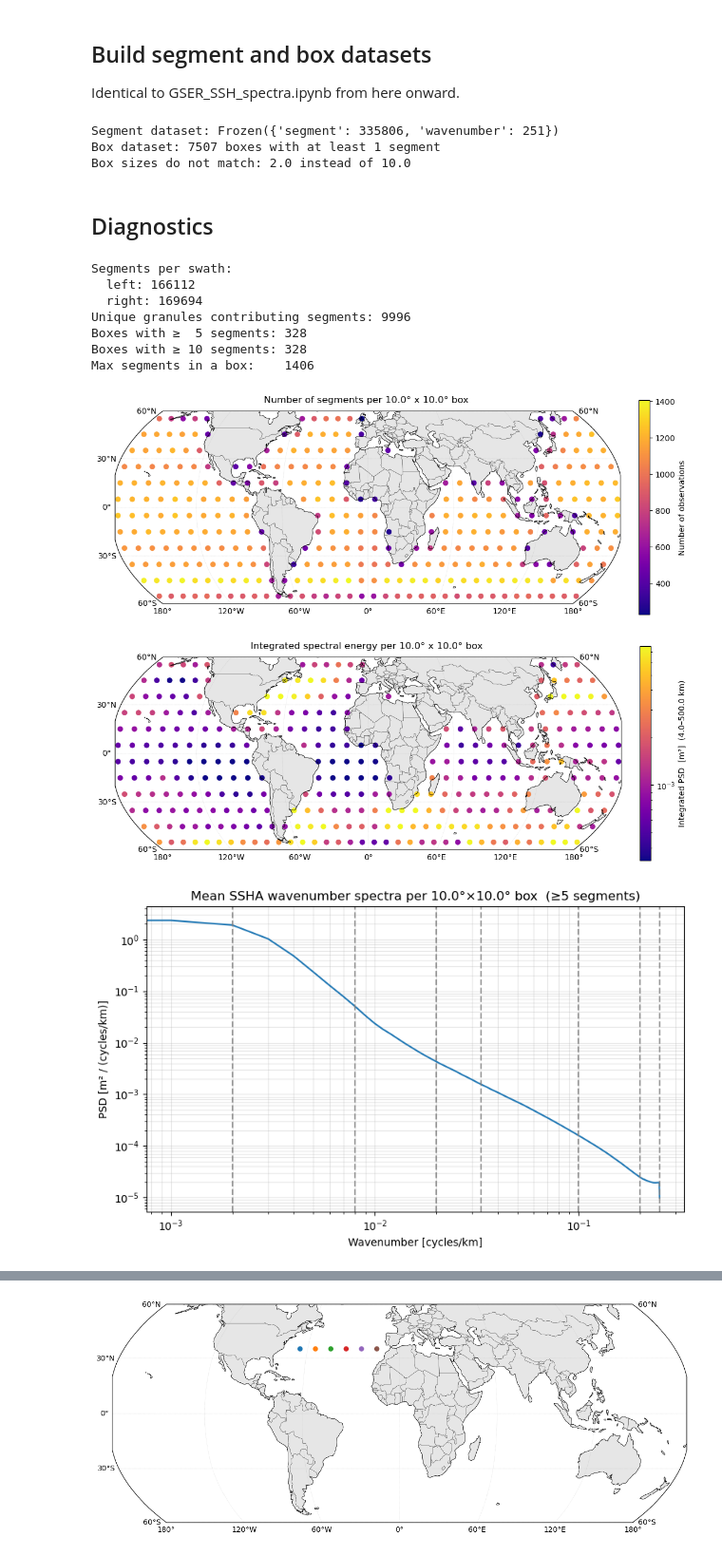
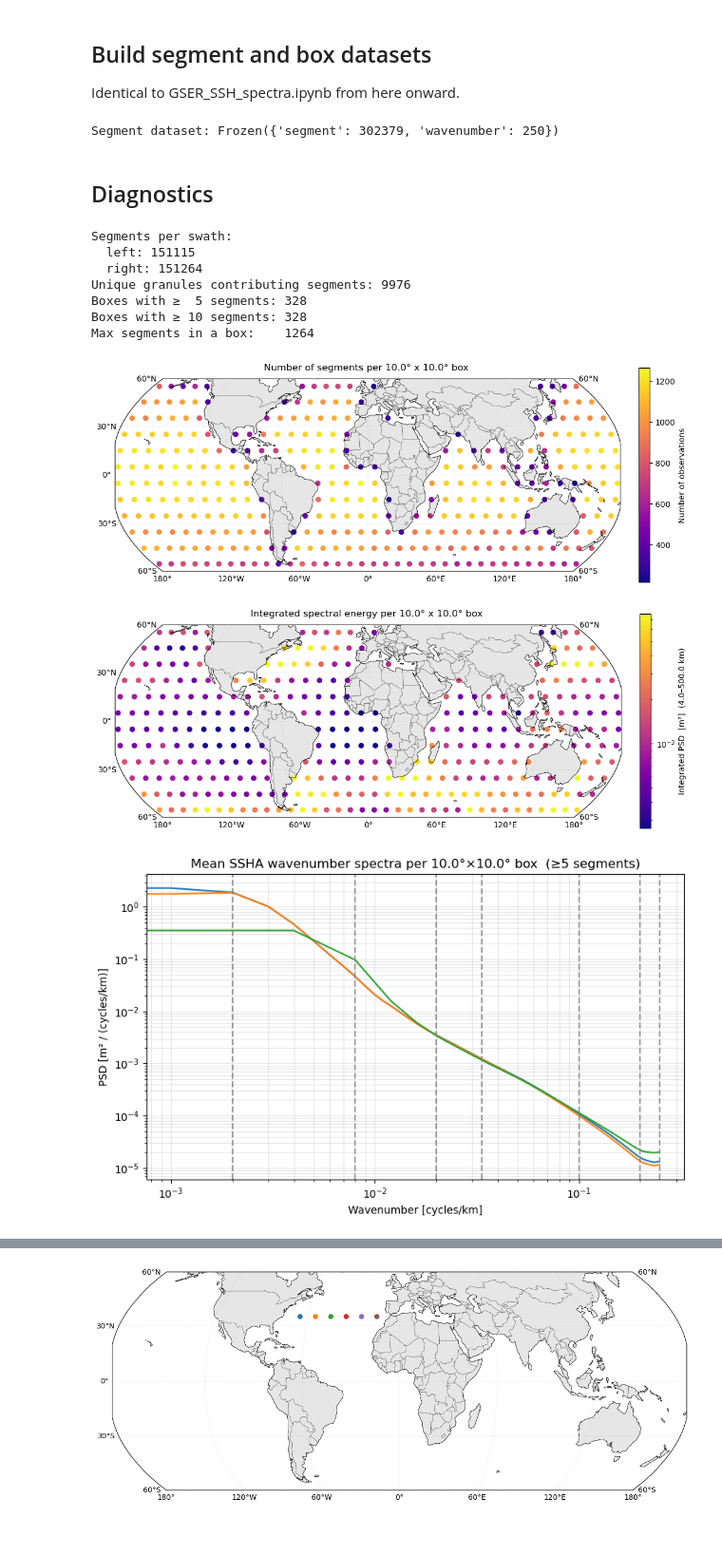
Before and after one commit to zcasparco/SWOT_UHH, a Jupyter notebook: dev/TOPEX_comparison.ipynb, the cells around one changed output, grey strips where cells are left out. Shown at 95% size. Saved outputs shown, nothing was run; the diff lists cells and outputs as text; code cells hidden in the pictures.

```diff
--- a/dev/TOPEX_comparison.ipynb
+++ b/dev/TOPEX_comparison.ipynb
@@ -24,14 +24,15 @@ DATA_DIR    = '/Volumes/PortableSSD/'#'/Users/zoecas/Documents/data/'
 #DATA_DIR    = '/Users/zoecas/Documents/data/'
 
 DATA_SUBDIR = 'diags_2024/'
-filename_pattern = '1000km_2deg_demean.nc'
+SEGMENT_LENGTH_KM = 1000.0
+filename_pattern = f'{int(SEGMENT_LENGTH_KM)}km_demean_swh5.nc'
 
 # ── Region of interest ────────────────────────────────────────────────────────
 LAT_MIN, LAT_MAX = -60.0,60.0
 LON_MIN, LON_MAX = 0.0,360.0
 
 # ── Spectral parameters ───────────────────────────────────────────────────────
-SEGMENT_LENGTH_KM = 500.0
+#SEGMENT_LENGTH_KM = 500.0
 OVERLAP           = 0.5
 MAX_GAP_FRACTION  = 0.25
 
@@ -61,11 +62,13 @@ def build_box_dataset(ds_segments: xr.Dataset,
         box_to_segs[key].append(i)
 
     psd_all    = ds_segments['psd'].values
+    psd2d_all    = ds_segments['psd2D'].values
     wavenumber = ds_segments['wavenumber'].values
-    rows_lat, rows_lon, rows_n, rows_psd = [], [], [], []
+    rows_lat, rows_lon, rows_n, rows_psd, rows_psd2d = [], [], [], [], []
 
     for (li, loi), idxs in sorted(box_to_segs.items()):
         rows_psd.append(np.nanmean(psd_all[idxs, :], axis=0))
+        rows_psd2d.append(np.nanmean(psd2d_all[idxs, :], axis=0))
         rows_n.append(len(idxs))
         rows_lat.append((li  + 0.5) * box_deg)
         rows_lon.append((loi + 0.5) * box_deg)
@@ -75,6 +78,7 @@ def build_box_dataset(ds_segments: xr.Dataset,
     keep       = n_segments >= min_sampling_fraction * n_max
 
     psd_stack  = np.stack(rows_psd, axis=0)
+    psd2d_stack  = np.stack(rows_psd2d, axis=0)
     lat_center = np.array(rows_lat)
     lon_center = np.array(rows_lon)
 
@@ -82,6 +86,8 @@ def build_box_dataset(ds_segments: xr.Dataset,
         data_vars=dict(
             mean_psd=(['box', 'wavenumber'], psd_stack[keep],
                       {'long_name': 'Box-mean SSH(A) PSD', 'units': 'm^2 / (cycles/km)'}),
+            mean_psd2D=(['box', 'wavenumber'], psd2d_stack[keep],
+                      {'long_name': 'Box-mean SSH(A) cross integrated PSD', 'units': 'm^2 / (cycles/km)'}),
             n_segments=(['box'], n_segments[keep]),
             sampling_fraction=(['box'], n_segments[keep] / n_max),
             lat_center=(['box'], lat_center[keep], {'units': 'degrees_north'}),
@@ -98,29 +104,27 @@ def build_box_dataset(ds_segments: xr.Dataset,
 ## Build segment and box datasets
 Identical to GSER_SSH_spectra.ipynb from here onward.
 # %%
-ds_segments = xr.open_dataset(DATA_DIR+DATA_SUBDIR+'swot_segments_'+filename_pattern)
+ds_segments = xr.open_dataset(DATA_DIR+DATA_SUBDIR+'swot_segments2D_'+filename_pattern)
 
 print(f'Segment dataset: {ds_segments.sizes}')
 
 #ds_boxes = build_box_dataset(ds_segments, box_deg=BOX_DEG,min_sampling_fraction=0.15)
-ds_boxes = xr.open_dataset(DATA_DIR+DATA_SUBDIR+'swot_box_spectra_'+filename_pattern)
+#ds_boxes = xr.open_dataset(DATA_DIR+DATA_SUBDIR+'swot_box_spectra_'+filename_pattern)
 
 
-print(f'Box dataset: {ds_boxes.sizes["box"]} boxes with at least 1 segment')
+#print(f'Box dataset: {ds_boxes.sizes["box"]} boxes with at least 1 segment')
 
-if ds_boxes.box_size_deg!=BOX_DEG:
-    print(f'Box sizes do not match: {ds_boxes.box_size_deg} instead of {BOX_DEG}')
-    ds_boxes = build_box_dataset(ds_segments, box_deg=BOX_DEG,min_sampling_fraction=0.15)
+#if ds_boxes.box_size_deg!=BOX_DEG:
+   # print(f'Box sizes do not match: {ds_boxes.box_size_deg} instead of {BOX_DEG}')
+ds_boxes = build_box_dataset(ds_segments, box_deg=BOX_DEG,min_sampling_fraction=0.15)
 
 ## comparing to smaller scales PSD
-comparing = False
+comparing = True
 if comparing:
-    ds_segments_250 = xr.open_dataset(DATA_DIR+DATA_SUBDIR+'swot_segments_250km_2deg_demean.nc')
+    ds_segments_250 = xr.open_dataset(DATA_DIR+DATA_SUBDIR+'swot_segments2D_250km_demean_swh5.nc')
     ds_boxes_250 = build_box_dataset(ds_segments_250, box_deg=BOX_DEG,min_sampling_fraction=0.15)
 # %% [output]
-Segment dataset: Frozen({'segment': 335806, 'wavenumber': 251})
-Box dataset: 7507 boxes with at least 1 segment
-Box sizes do not match: 2.0 instead of 10.0
+Segment dataset: Frozen({'segment': 302379, 'wavenumber': 250})
 # %% [markdown]
 ## Diagnostics
 # %%
@@ -136,12 +140,12 @@ print(f'Boxes with ≥ 10 segments: {int((ds_boxes["n_segments"] >= 10).sum())}'
 print(f'Max segments in a box:    {int(ds_boxes["n_segments"].max())}')
 # %% [output]
 Segments per swath:
-  left: 166112
-  right: 169694
-Unique granules contributing segments: 9996
+  left: 151115
+  right: 151264
+Unique granules contributing segments: 9976
 Boxes with ≥  5 segments: 328
 Boxes with ≥ 10 segments: 328
-Max segments in a box:    1406
+Max segments in a box:    1264
 # %%
 import cartopy.crs as ccrs
 import cartopy.feature as cfeature
@@ -204,7 +208,7 @@ fig, ax = plot_box(ds_boxes["n_segments"].values,
 ax.set_extent([LON_MIN-180,LON_MAX-180,LAT_MIN,LAT_MAX], crs=ccrs.PlateCarree())
 plt.show()
 # %% [output]
-[figure, old version]
+[figure, new version]
 # %%
 K_MIN, K_MAX = 1/500, 1/4
 k      = ds_boxes['wavenumber'].values
@@ -220,44 +224,45 @@ fig, ax = plot_box(energy,ds_boxes["lon_center"].values,ds_boxes["lat_center"].v
 ax.set_extent([LON_MIN-180,LON_MAX-180,LAT_MIN,LAT_MAX], crs=ccrs.PlateCarree())
 plt.show()
 # %% [output]
-[figure, old version]
+[figure, new version]
 # %%
 #Defining wavelengths of interest (very naive version)
 MIN_SEGMENTS_PER_BOX = 5
 
 mean_psd = ds_boxes.mean_psd.mean('box')
+mean_psd2d = ds_boxes.mean_psd2D.mean('box')
 
 fig, ax = plt.subplots(figsize=(8, 5))
 ax.loglog(mean_psd["wavenumber"], mean_psd)
-
+ax.loglog(mean_psd2d["wavenumber"], mean_psd2d)
 if comparing:
     mean_psd_250 = ds_boxes_250.mean_psd.mean('box')
     ax.loglog(mean_psd_250["wavenumber"], mean_psd_250)
 
 # Reference slopes
 if False:
     k_ref = good_boxes["wavenumber"].values[2:]
     psd0  = float(good_boxes["mean_psd"].isel(box=0).values[2])
     k0    = k_ref[0]
     for exp, ls in ((-2, "--"), (-11/3, ":"),(-5,"+-")):
         lbl = f"$k^{{{exp:.2g}}}$".replace("-3.7", "-11/3")
         ax.loglog(k_ref, psd0 * (k_ref / k0) ** exp, ls, color="gray", label=lbl)
 if True:
     for line in [1/500,1/125,1/50,1/30,1/10,1/5,1/4]:
         ax.axvline(line,c='grey',ls='--',alpha=0.8)
 #sm = plt.cm.ScalarMappable(cmap=cmap, norm=norm)
 #sm.set_array([])
 #plt.colorbar(sm, ax=ax, label="Box centre latitude [°N]")
 
 ax.set_xlabel("Wavenumber [cycles/km]")
 ax.set_ylabel("PSD [m² / (cycles/km)]")
 ax.set_title(f"Mean SSHA wavenumber spectra per {BOX_DEG}°×{BOX_DEG}° box  "
              f"(≥{MIN_SEGMENTS_PER_BOX} segments)")
 #ax.legend()
 ax.grid(True, which="both", alpha=0.3)
 fig.tight_layout()
 # %% [output]
-[figure, old version]
+[figure, new version]
 # %%
 MIN_SEGMENTS_PER_BOX = 25
 LAT_BIN_EDGES = np.arange(-60, 61, 10)  # adjust to the pass's latitude range
```
Also changed, not shown: parts of 22 cells of this notebook, 2 other files.
